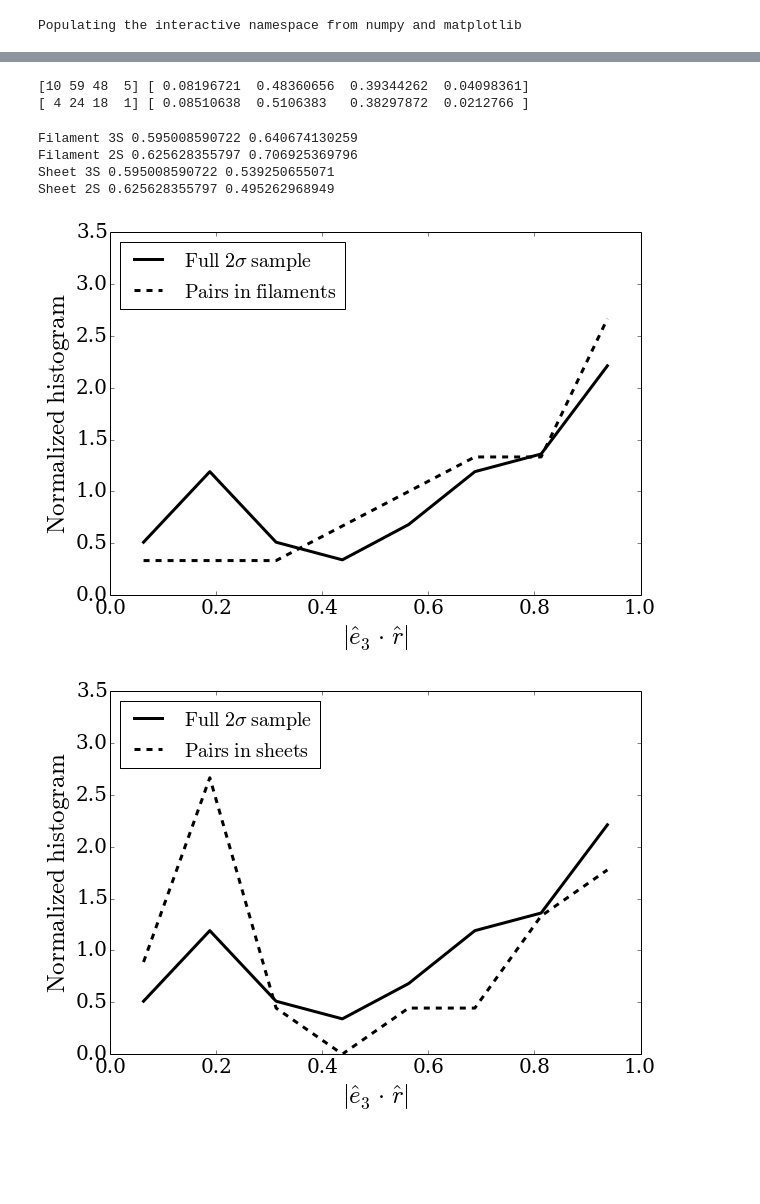
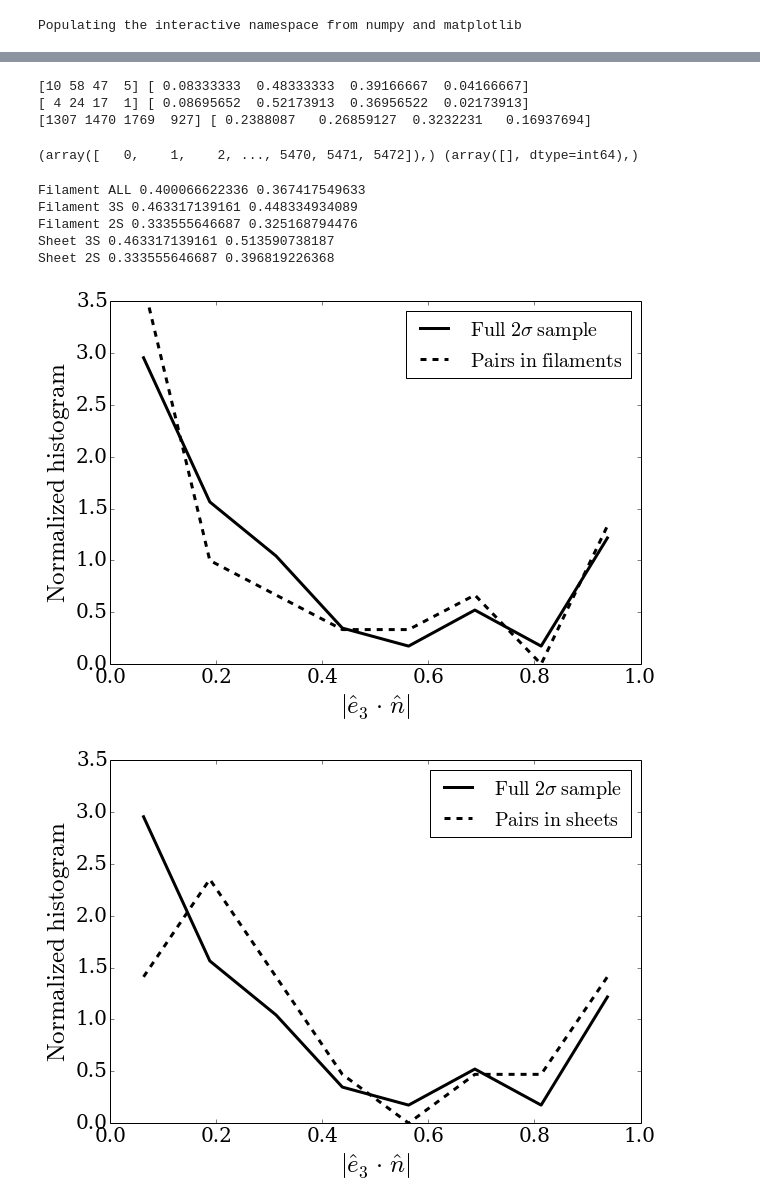
Before and after one commit to forero/LGEnvironment, a Jupyter notebook: code/AnalyzeData.ipynb, the cells around one changed output, grey strips where cells are left out. Drawn from its saved outputs; the diff is of its cells as text; code cells hidden in the pictures; blank space fills up the shorter version.

```diff
--- a/code/AnalyzeData.ipynb
+++ b/code/AnalyzeData.ipynb
@@ -5,6 +5,7 @@ Populating the interactive namespace from numpy and matplotlib
 # %%
 font = {'size':17}
 matplotlib.rc('font', **font)
+rcParams['figure.figsize'] = 8, 8
 # %%
 LAMBDA_1A = 0
 LAMBDA_2A = 1
@@ -33,6 +34,9 @@ HALO_XB = 4
 HALO_YB = 5
 HALO_ZB = 6
 HALO_MASS_B=7
+HALO_NORMAL_X=8
+HALO_NORMAL_Y=9
+HALO_NORMAL_Z=10
 PEAK = 3
 FILAMENT = 2
 SHEET = 1
@@ -164,6 +196,15 @@ n_void = size(where(env_halo_A_2S==VOID))
 n_tot = size(env_halo_A_2S)
 env_n = array([n_peak, n_fil, n_sheet, n_void])
 print env_n, 1.0*env_n/n_tot
+
+n_peak = size(where(env_halo_A_ALL==PEAK))
+n_fil = size(where(env_halo_A_ALL==FILAMENT))
+n_sheet = size(where(env_halo_A_ALL==SHEET))
+n_void = size(where(env_halo_A_ALL==VOID))
+n_tot = size(env_halo_A_ALL)
+env_n = array([n_peak, n_fil, n_sheet, n_void])
+print env_n, 1.0*env_n/n_tot
 # %% [output]
-[10 59 48  5] [ 0.08196721  0.48360656  0.39344262  0.04098361]
-[ 4 24 18  1] [ 0.08510638  0.5106383   0.38297872  0.0212766 ]
+[10 58 47  5] [ 0.08333333  0.48333333  0.39166667  0.04166667]
+[ 4 24 17  1] [ 0.08695652  0.52173913  0.36956522  0.02173913]
+[1307 1470 1769  927] [ 0.2388087   0.26859127  0.3232231   0.16937694]
@@ -188 +211,23 @@ mu_pos_eigenv3_2S = mu_angle(dist_AB_2S_X, dist_AB_2S_Y, dist_AB_2S_Z,
+# %%
+mu_pos_eigenv1_2S = mu_angle(halo_data_2S[:,HALO_NORMAL_X], halo_data_2S[:,HALO_NORMAL_Y], halo_data_2S[:,HALO_NORMAL_Z],
+                          web_data_2S[:, EIGENV_1A_X], web_data_2S[:, EIGENV_1A_Y], web_data_2S[:, EIGENV_1A_Z])
+mu_pos_eigenv3_2S = mu_angle(halo_data_2S[:,HALO_NORMAL_X], halo_data_2S[:,HALO_NORMAL_Y], halo_data_2S[:,HALO_NORMAL_Z],
+                          web_data_2S[:, EIGENV_3A_X], web_data_2S[:, EIGENV_3A_Y], web_data_2S[:, EIGENV_3A_Z])
+
+mu_pos_eigenv1_3S = mu_angle(halo_data_3S[:,HALO_NORMAL_X], halo_data_3S[:,HALO_NORMAL_Y], halo_data_3S[:,HALO_NORMAL_Z],
+                          web_data_3S[:, EIGENV_1A_X], web_data_3S[:, EIGENV_1A_Y], web_data_3S[:, EIGENV_1A_Z])
+mu_pos_eigenv3_3S = mu_angle(halo_data_3S[:,HALO_NORMAL_X], halo_data_3S[:,HALO_NORMAL_Y], halo_data_3S[:,HALO_NORMAL_Z],
+                          web_data_3S[:, EIGENV_3A_X], web_data_3S[:, EIGENV_3A_Y], web_data_3S[:, EIGENV_3A_Z])
+
+mu_pos_eigenv1_ALL = mu_angle(halo_data_ALL[:,HALO_NORMAL_X], halo_data_ALL[:,HALO_NORMAL_Y], halo_data_ALL[:,HALO_NORMAL_Z],
+                          web_data_ALL[:, EIGENV_1A_X], web_data_ALL[:, EIGENV_1A_Y], web_data_ALL[:, EIGENV_1A_Z])
+mu_pos_eigenv3_ALL = mu_angle(halo_data_ALL[:,HALO_NORMAL_X], halo_data_ALL[:,HALO_NORMAL_Y], halo_data_ALL[:,HALO_NORMAL_Z],
+                          web_data_ALL[:, EIGENV_3A_X], web_data_ALL[:, EIGENV_3A_Y], web_data_ALL[:, EIGENV_3A_Z])
+# %%
+#plot(mu_pos_eigenv3_ALL)
+nanid = where(isnan(mu_pos_eigenv3_ALL))
+noid = where(logical_not(isnan(halo_data_ALL[:,HALO_NORMAL_Z])))
+print noid, nanid
+# %% [output]
+(array([   0,    1,    2, ..., 5470, 5471, 5472]),) (array([], dtype=int64),)
 # %%
@@ -193,13 +242,15 @@ fil_id_2S = where(env_halo_A_2S==FILAMENT)
 # %%
+print "Filament ALL", mean(abs(mu_pos_eigenv3_ALL)), mean(abs(mu_pos_eigenv3_ALL[fil_id_ALL]))
 print "Filament 3S", mean(abs(mu_pos_eigenv3_3S)), mean(abs(mu_pos_eigenv3_3S[fil_id_3S]))
 print "Filament 2S", mean(abs(mu_pos_eigenv3_2S)), mean(abs(mu_pos_eigenv3_2S[fil_id_2S]))
 print "Sheet 3S", mean(abs(mu_pos_eigenv3_3S)), mean(abs(mu_pos_eigenv3_3S[sheet_id_3S]))
 print "Sheet 2S", mean(abs(mu_pos_eigenv3_2S)), mean(abs(mu_pos_eigenv3_2S[sheet_id_2S]))
 # %% [output]
-Filament 3S 0.595008590722 0.640674130259
-Filament 2S 0.625628355797 0.706925369796
-Sheet 3S 0.595008590722 0.539250655071
-Sheet 2S 0.625628355797 0.495262968949
+Filament ALL 0.400066622336 0.367417549633
+Filament 3S 0.463317139161 0.448334934089
+Filament 2S 0.333555646687 0.325168794476
+Sheet 3S 0.463317139161 0.513590738187
+Sheet 2S 0.333555646687 0.396819226368
 # %%
 def plot_alignment(mu_data, id_data,
                    label1="$\mathrm{Full\ 2\sigma\  sample}$", label2="$\mathrm{Pairs\ in\ sheets}$",
@@ -229,7 +280,7 @@ def plot_alignment(mu_data, id_data,
     ax.plot(bin_edges_B[:-1]+delta,hist_B,'r--',color='black',ms=2,linewidth=3.0, label=label2)
 
 
-    ax.legend(loc=2, scatterpoints=1, prop={'size':20})
+    ax.legend(loc=0, scatterpoints=1, prop={'size':20})
 
     ax.set_xlim([0.0,1.0])
     ax.set_ylim([0.0,3.5])
@@ -241,16 +292,16 @@ def plot_alignment(mu_data, id_data,
 # %%
 plot_alignment(mu_pos_eigenv3_2S, fil_id_2S,
                 label1="$\mathrm{Full\ 2\sigma\  sample}$", label2="$\mathrm{Pairs\ in\ filaments}$",
-                fileout="align_filament_pos_e3_2S", label_x="$|\hat{e}_3\cdot\ \hat{r}|$")
+                fileout="align_filament_pos_e3_2S", label_x="$|\hat{e}_3\cdot\ \hat{n}|$")
 plot_alignment(mu_pos_eigenv3_2S, sheet_id_2S,
                 label1="$\mathrm{Full\ 2\sigma\  sample}$", label2="$\mathrm{Pairs\ in\ sheets}$",
-                fileout="align_sheet_pos_e3_2S", label_x="$|\hat{e}_3\cdot\ \hat{r}|$")
+                fileout="align_sheet_pos_e3_2S", label_x="$|\hat{e}_3\cdot\ \hat{n}|$")
 plot_alignment(mu_pos_eigenv3_3S, fil_id_2S,
                 label1="$\mathrm{Full\ 3\sigma\  sample}$", label2="$\mathrm{Pairs\ in\ filaments}$",
-                fileout="align_filament_pos_e3_3S", label_x="$|\hat{e}_3\cdot\ \hat{r}|$")
+                fileout="align_filament_pos_e3_3S", label_x="$|\hat{e}_3\cdot\ \hat{n}|$")
 plot_alignment(mu_pos_eigenv3_3S, sheet_id_3S,
                 label1="$\mathrm{Full\ 3\sigma\  sample}$", label2="$\mathrm{Pairs\ in\ sheets}$",
-                fileout="align_sheet_pos_e3_3S", label_x="$|\hat{e}_3\cdot\ \hat{r}|$")
+                fileout="align_sheet_pos_e3_3S", label_x="$|\hat{e}_3\cdot\ \hat{n}|$")
 # %% [output]
-[figure, old version]
+[figure, new version]
-[figure, old version]
+[figure, new version]
```
Also changed, not shown: parts of 26 cells of this notebook.
